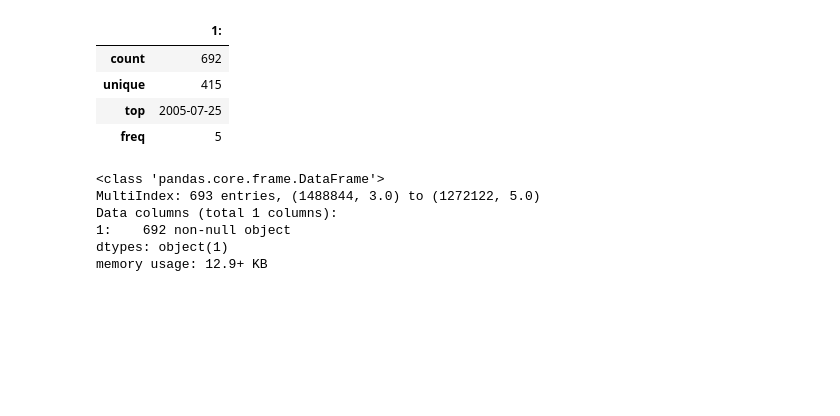
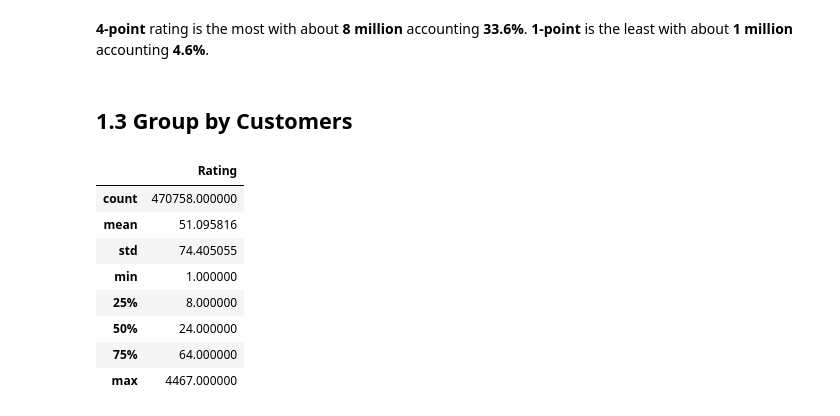
Before and after one commit to caitaozhan/CSE591-Homework, a Jupyter notebook: src/Netfilx.ipynb, the cells around one changed output. Drawn from its saved outputs; the diff is of its cells as text; code cells hidden in the pictures; blank space fills up the shorter version.

Commit message:
Visualizing and cleaning data.

```diff
--- a/src/Netfilx.ipynb
+++ b/src/Netfilx.ipynb
@@ -9,2 +30,2 @@ from sklearn.metrics import mean_squared_error
 # %%
-test = pd.read_csv('../data/test.txt')
+df1 = pd.read_csv('../data/combined_data_1.txt', names = ['Customer', 'Rating'])
@@ -10,0 +43,2 @@ test = pd.read_csv('../data/test.txt')
+# %%
+df1_clean = df1.dropna(how='any')
@@ -11,17 +75,18 @@ test = pd.read_csv('../data/test.txt')
+# %% [markdown]
+**4-point** rating is the most with about **8 million** accounting **33.6%**. **1-point** is the least with about **1 million** accounting **4.6%**.
+# %% [markdown]
+## 1.3 Group by Customers
+# %%
+customer_group = df1_clean.groupby('Customer').count()
 # %%
-test.describe()
+customer_group.describe()
 # %% [output]
-|  | 1: |
-| count | 692 |
-| unique | 415 |
-| top | 2005-07-25 |
-| freq | 5 |
+|  | Rating |
+| count | 470758.000000 |
+| mean | 51.095816 |
+| std | 74.405055 |
+| min | 1.000000 |
+| 25% | 8.000000 |
+| 50% | 24.000000 |
+| 75% | 64.000000 |
+| max | 4467.000000 |
-# %%
-test.info()
-# %% [output]
-<class 'pandas.core.frame.DataFrame'>
-MultiIndex: 693 entries, (1488844, 3.0) to (1272122, 5.0)
-Data columns (total 1 columns):
-1:    692 non-null object
-dtypes: object(1)
-memory usage: 12.9+ KB
```
Also changed, not shown: parts of 29 cells of this notebook.
